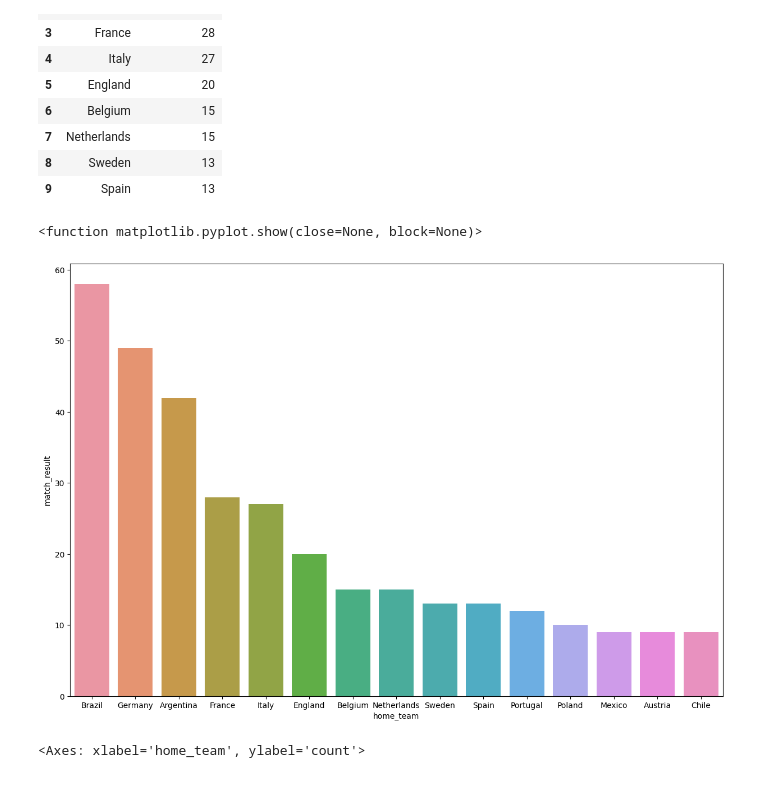
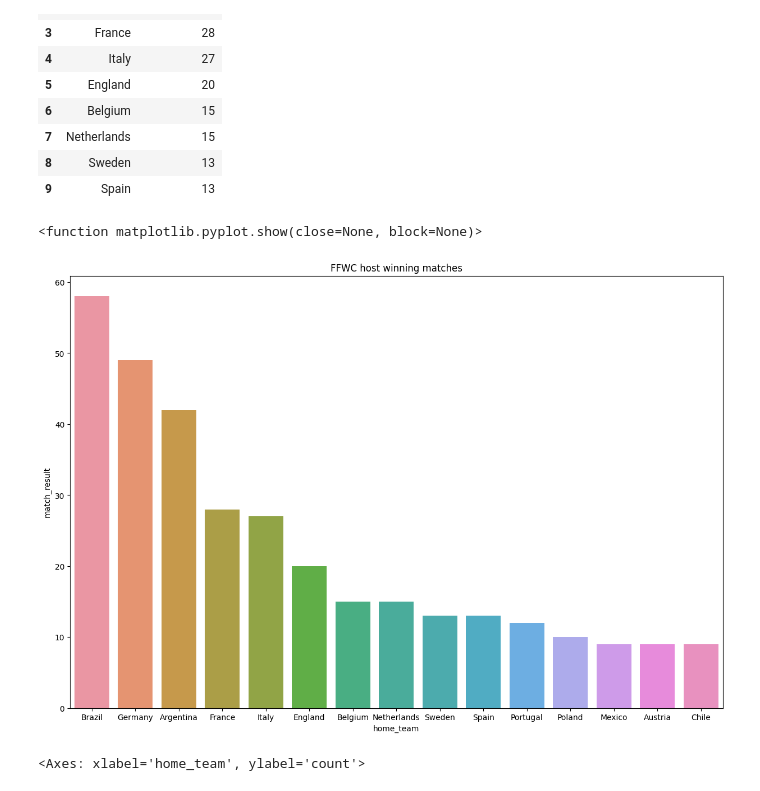
Before and after one commit to Huuthang1402/Football, a Jupyter notebook: football.ipynb, the cells around one changed output. Drawn from its saved outputs; the diff is of its cells as text; code cells hidden in the pictures.

```diff
--- a/football.ipynb
+++ b/football.ipynb
@@ -601,9 +601,10 @@ FFWC.head(10)
 # %%
 plt.figure(figsize=(15, 10))
 sns.barplot(x=FFWC['home_team'], y=FFWC['match_result'])
+plt.title('FFWC host winning matches')
 plt.show
 # %% [output]
 <function matplotlib.pyplot.show(close=None, block=None)>
-[figure, old version]
+[figure, new version]
 # %%
 win_tie_rate_bytop5 = result[(result.home_team=='Brazil')|(result.home_team=='England')|(result.home_team=='Italy')|(result.home_team=='Spain')|(result.home_team=='Iran')]
```
Also changed, not shown: parts of 3 cells of this notebook.
